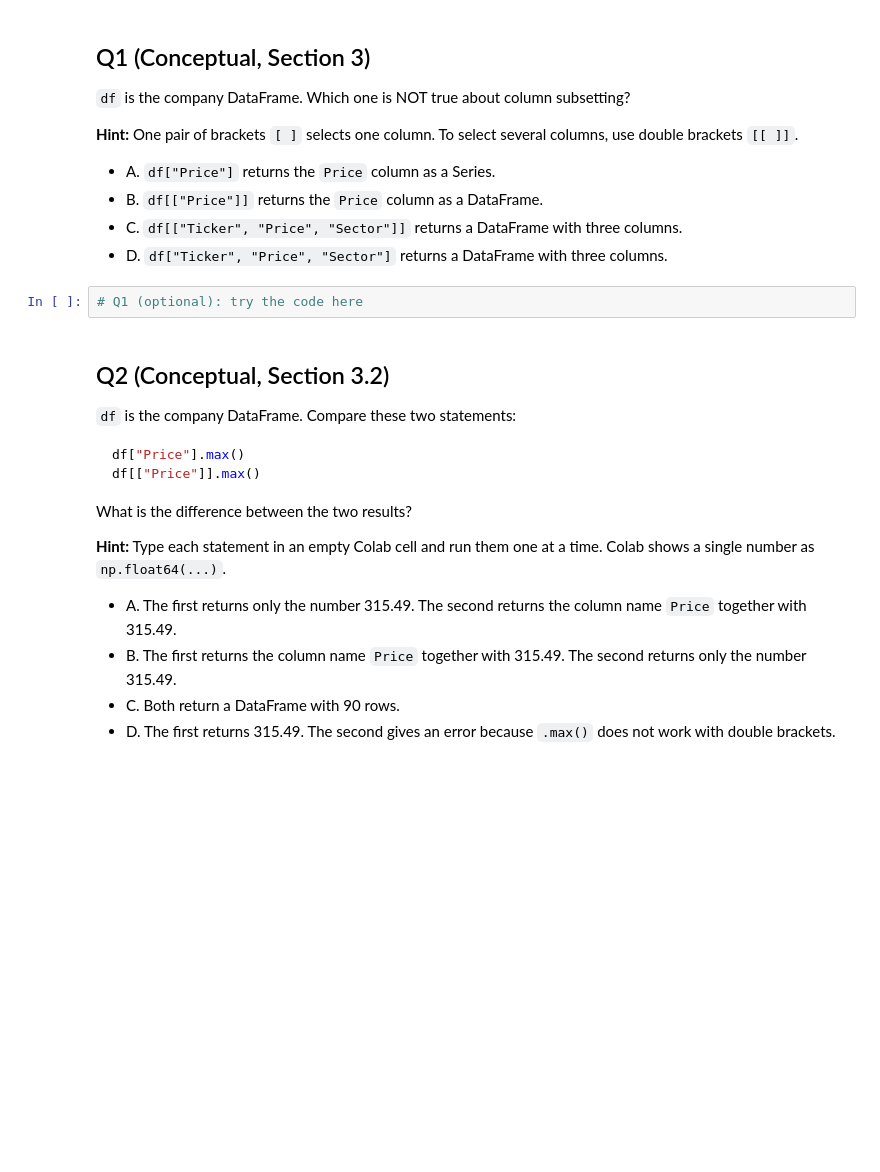
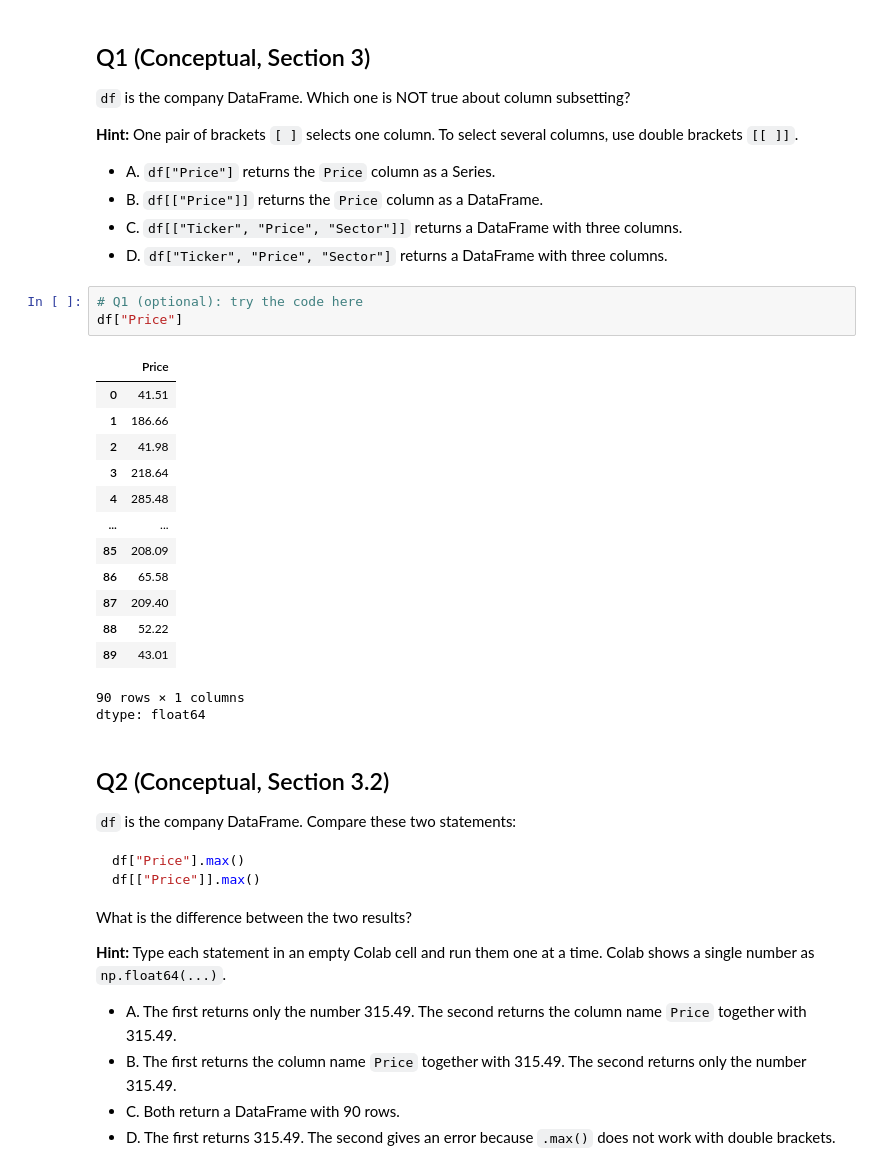
Before and after one commit to clearmindlearn/FIN5780-Fall-2026, a Jupyter notebook: Python-Code/Managing-Data-Panda/HW-Panda2.ipynb, the cells around one changed output. Saved outputs shown, nothing was run; the diff lists cells and outputs as text; blank space fills up the shorter version.

```diff
--- a/Python-Code/Managing-Data-Panda/HW-Panda2.ipynb
+++ b/Python-Code/Managing-Data-Panda/HW-Panda2.ipynb
@@ -313,6 +327,22 @@ Each question is the same as in Canvas. The code cell under it is for you.
 - D. `df["Ticker", "Price", "Sector"]` returns a DataFrame with three columns.
 # %%
 # Q1 (optional): try the code here
+df["Price"]
+# %% [output]
+|  | Price |
+| 0 | 41.51 |
+| 1 | 186.66 |
+| 2 | 41.98 |
+| 3 | 218.64 |
+| 4 | 285.48 |
+| ... | ... |
+| 85 | 208.09 |
+| 86 | 65.58 |
+| 87 | 209.40 |
+| 88 | 52.22 |
+| 89 | 43.01 |
+90 rows × 1 columns
+dtype: float64
 # %% [markdown]
 ## Q2 (Conceptual, Section 3.2)
 
```
Also changed, not shown: parts of 2 cells of this notebook, 2 other files.
